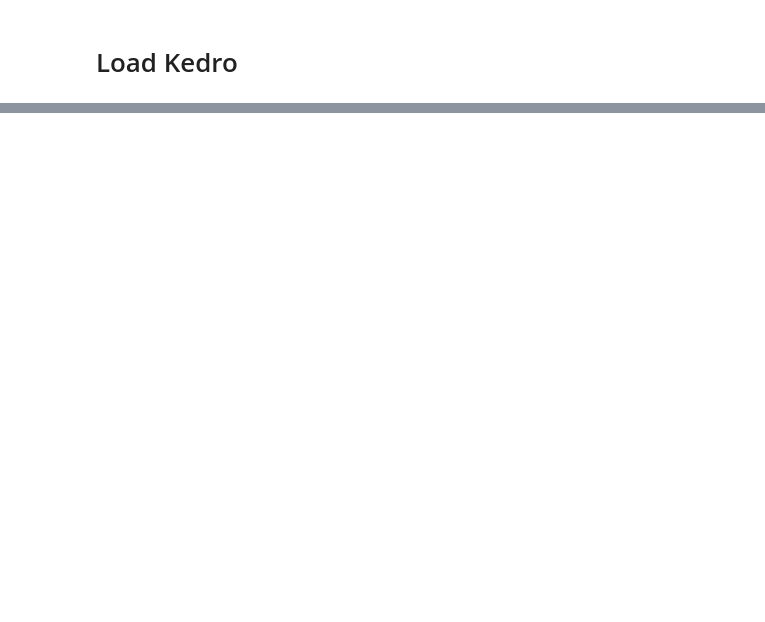
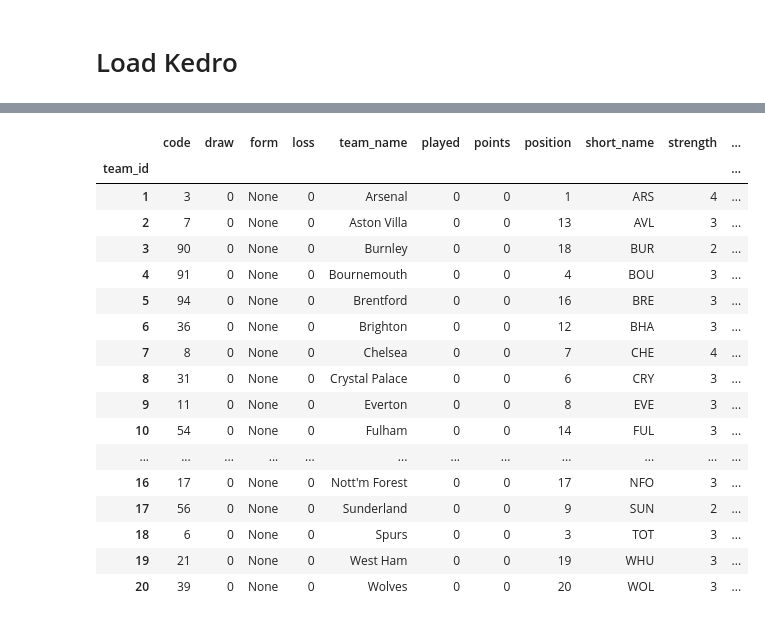
Before and after one commit to emolloy123/FPL-Modelling, a Jupyter notebook: fpl-modelling/notebooks/next_week_info.ipynb, the cells around one changed output, grey strips where cells are left out. Saved outputs shown, nothing was run; the diff lists cells and outputs as text; code cells hidden in the pictures; blank space fills up the shorter version.

```diff
--- a/fpl-modelling/notebooks/next_week_info.ipynb
+++ b/fpl-modelling/notebooks/next_week_info.ipynb
@@ -20 +20,4 @@
                              'pipelines'
+# %%
+catalog.load("teams")
+# %% [output]
@@ -21 +26,19 @@
+|  | code | draw | form | loss | team_name | played | points | position | short_name | strength | ... |
+| team_id |  |  |  |  |  |  |  |  |  |  | ... |
+| 1 | 3 | 0 | None | 0 | Arsenal | 0 | 0 | 1 | ARS | 4 | ... |
+| 2 | 7 | 0 | None | 0 | Aston Villa | 0 | 0 | 13 | AVL | 3 | ... |
+| 3 | 90 | 0 | None | 0 | Burnley | 0 | 0 | 18 | BUR | 2 | ... |
+| 4 | 91 | 0 | None | 0 | Bournemouth | 0 | 0 | 4 | BOU | 3 | ... |
+| 5 | 94 | 0 | None | 0 | Brentford | 0 | 0 | 16 | BRE | 3 | ... |
+| 6 | 36 | 0 | None | 0 | Brighton | 0 | 0 | 12 | BHA | 3 | ... |
+| 7 | 8 | 0 | None | 0 | Chelsea | 0 | 0 | 7 | CHE | 4 | ... |
+| 8 | 31 | 0 | None | 0 | Crystal Palace | 0 | 0 | 6 | CRY | 3 | ... |
+| 9 | 11 | 0 | None | 0 | Everton | 0 | 0 | 8 | EVE | 3 | ... |
+| 10 | 54 | 0 | None | 0 | Fulham | 0 | 0 | 14 | FUL | 3 | ... |
+| ... | ... | ... | ... | ... | ... | ... | ... | ... | ... | ... | ... |
+| 16 | 17 | 0 | None | 0 | Nott'm Forest | 0 | 0 | 17 | NFO | 3 | ... |
+| 17 | 56 | 0 | None | 0 | Sunderland | 0 | 0 | 9 | SUN | 2 | ... |
+| 18 | 6 | 0 | None | 0 | Spurs | 0 | 0 | 3 | TOT | 3 | ... |
+| 19 | 21 | 0 | None | 0 | West Ham | 0 | 0 | 19 | WHU | 3 | ... |
+| 20 | 39 | 0 | None | 0 | Wolves | 0 | 0 | 20 | WOL | 3 | ... |
 # %%
```
Also changed, not shown: parts of 9 cells of this notebook, 9 other files.
